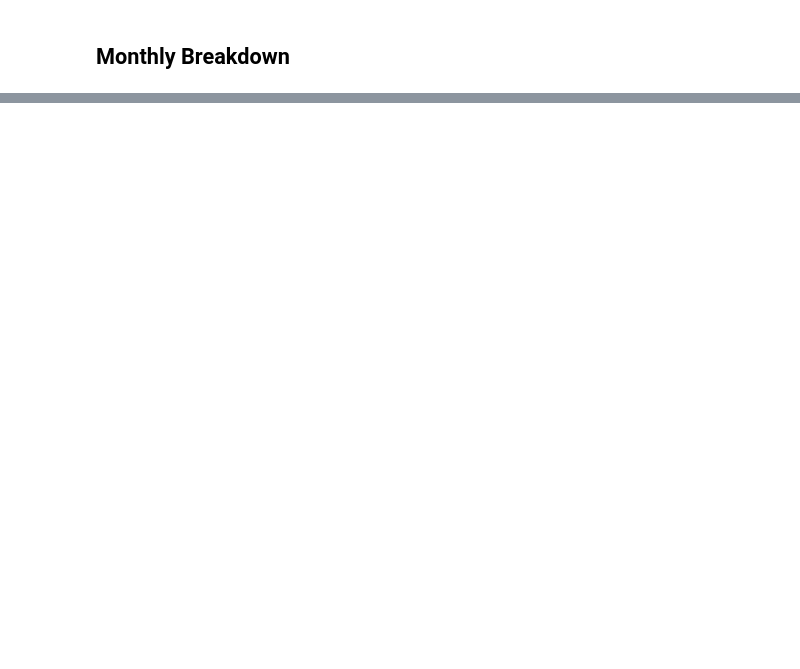
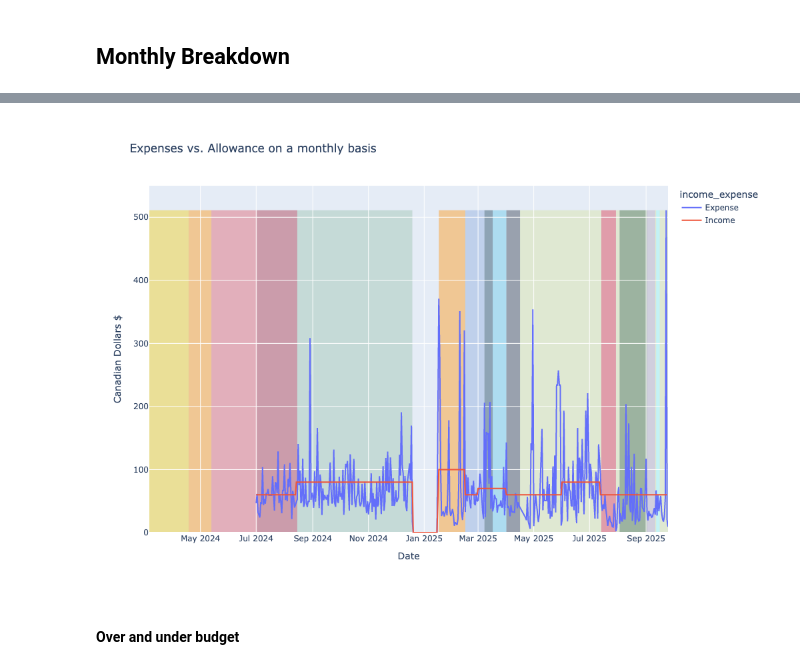
Before and after one commit to SunnyWillert18/floating-in-space, a Jupyter notebook: nbs/money.ipynb, the cells around one changed output, grey strips where cells are left out. Cells and saved outputs as stored; diff of their text form; code cells hidden in the pictures; blank space fills up the shorter version.

```diff
--- a/nbs/money.ipynb
+++ b/nbs/money.ipynb
@@ -185,42 +193,38 @@ make a line chart here to show expense vs. budget. color by country as well
+# %%
+# in the time i went home, it looks awkward on the graph because i had no budget for this time
+# add some zero allowance/expense in at the beginning/end to make it look nicer
+daily.loc[daily.shape[0],:] = [pd.Timestamp('2024-12-20 00:00:00'), 'December 2024', 'Income', 0.0]
+daily.loc[daily.shape[0],:] = [pd.Timestamp('2024-12-20 00:00:00'), 'December 2024', 'Expense', 0.0]
+
+daily.loc[daily.shape[0],:] = [pd.Timestamp('2025-01-15 00:00:00'), 'January 2025', 'Income', 0.0]
+daily.loc[daily.shape[0],:] = [pd.Timestamp('2025-01-15 00:00:00'), 'January 2025', 'Expense', 0.0]
+# %%
+daily = daily.sort_values('date', ascending=True)
 # %%
-# need to group by because sometimes take different transport on one day
-t_grp = transport.groupby(['country','date','approximate_time']).sum()
-
 # creating the base line chart
 fig = px.line(
-    transport,
+    daily,
     x='date',
-    y='approximate_time',
+    y='cad',
     labels={
          'date': 'Date',
-         'approximate_time': 'Hours'
+         'cad': 'Canadian Dollars $'
     },
-    title='Hours spent in transportation over time'
+    color='income_expense',
+    title='Expenses vs. Allowance on a monthly basis'
 )
 
-fig.update_traces(line_color='black')
-
-y_max = transport.approximate_time.max()
+y_max = daily.cad.max()
 
 # adding the different colours to represent different countries
-for c in list(itertools.chain.from_iterable(regions.values())):
-    clip = transport[transport.country == c]
-    # having an issue with the boxes not matching up because there is a day between travels. need to get date from idx before
-    # deal with this later
+# because i have the timelines csv, now this is more simple i think
+for idx,row in timeline.iterrows():
+    add_rect(row.country, [row.entry_date,row.exit_date], y_max)
 
-    # Ecuador case! two different parts of the trip
-    if c == 'Ecuador':
-        # first leg
-        x_range = [clip[clip.region != 'Galapagos'].date.min(), clip[clip.region != 'Galapagos'].date.max()]
-        add_rect(c, x_range, y_max)
-
-        # second leg
-        x_range = [clip[clip.region == 'Galapagos'].date.min(), clip[clip.region == 'Galapagos'].date.max()]
-        add_rect(c, x_range, y_max)
-
-    else:
-        x_range = [clip.date.min(), clip.date.max()]
-        add_rect(c, x_range, y_max)
-
-# fig.update_xaxes(tickformat="%B %Y")
+fig.update_yaxes(range=[0, 550])
+fig.update_layout(width=1000, height=700)
 fig.show()
+# %% [output]
+[figure, added]
+# %% [markdown]
+#### Over and under budget
```
Also changed, not shown: parts of 26 cells of this notebook.
